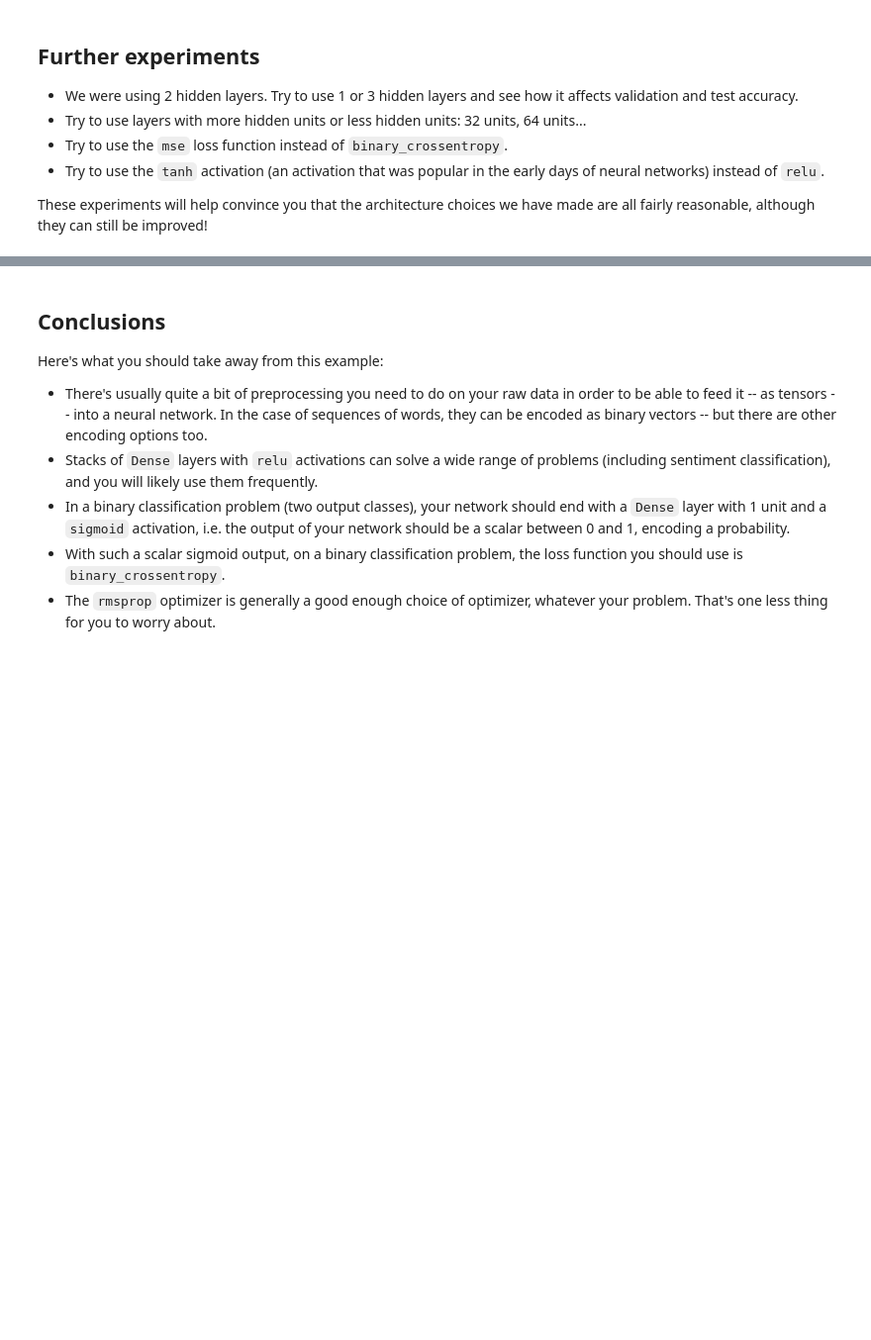
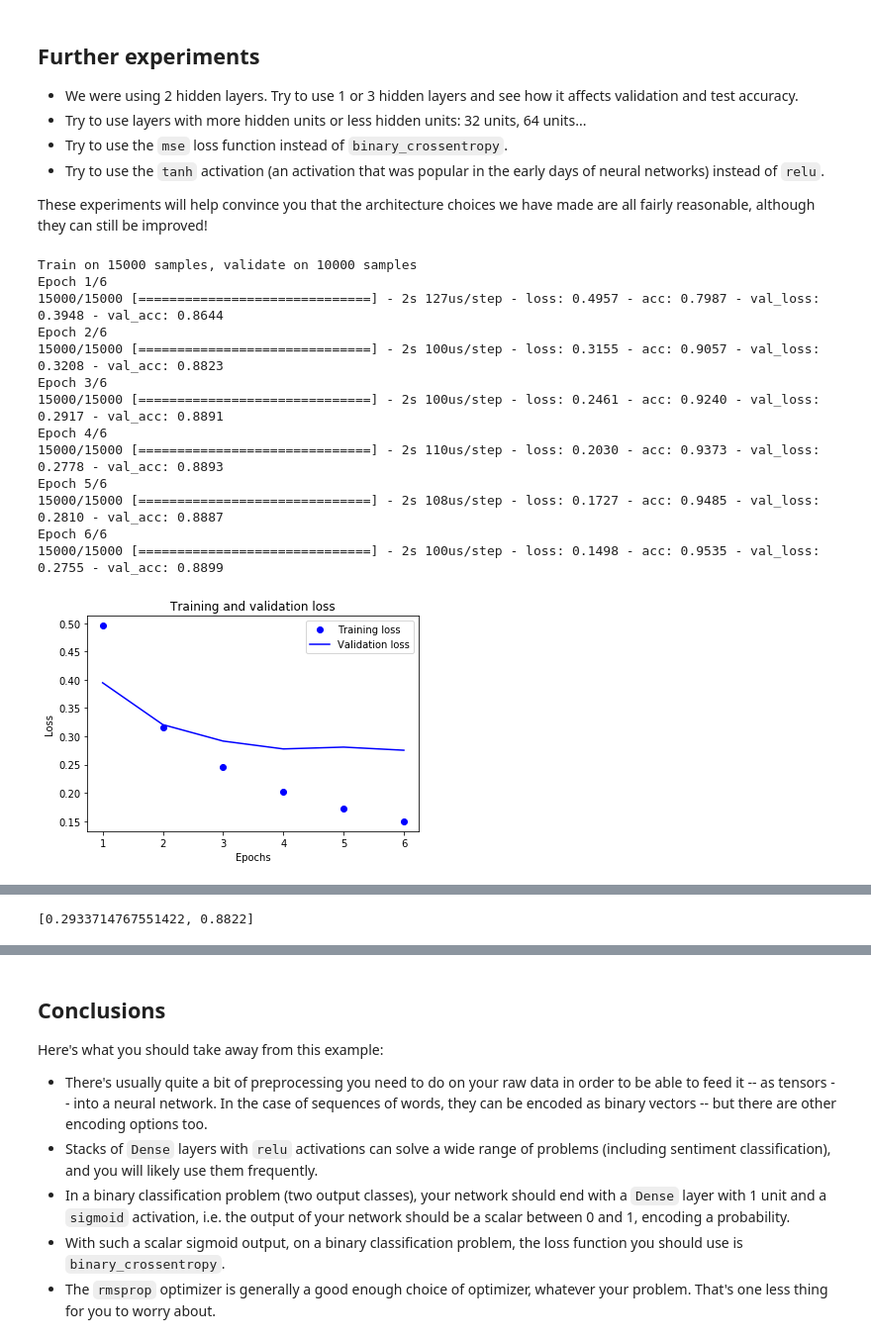
Before and after one commit to valeporti/imt, a Jupyter notebook: imt_dl/tp1/3.5-classifying-movie-reviews.ipynb, the cells around one changed output, grey strips where cells are left out. Shown: that part at 99% size. Cells and saved outputs as stored; diff of their text form; code cells hidden in the pictures; blank space fills up the shorter version.

Commit message:
understanding neuronal networs classifiers binomial and multible labels

```diff
--- a/imt_dl/tp1/3.5-classifying-movie-reviews.ipynb
+++ b/imt_dl/tp1/3.5-classifying-movie-reviews.ipynb
@@ -378,3 +443,55 @@ As you can see, the network is very confident for some samples (0.99 or more, or
 
 These experiments will help convince you that the architecture choices we have made are all fairly reasonable, although they can still be
 improved!
+# %%
+model = models.Sequential()
+model.add(layers.Dense(16, activation='relu', input_shape=(10000,)))
+model.add(layers.Dense(1, activation='sigmoid'))
+
+model.compile(optimizer='rmsprop',
+              loss='binary_crossentropy',
+              metrics=['accuracy'])
+
+history = model.fit(partial_x_train,
+                    partial_y_train,
+                    epochs=6,
+                    batch_size=512,
+                    validation_data=(x_val, y_val))
+
+history_dict = history.history
+
+acc = history.history['acc']
+val_acc = history.history['val_acc']
+loss = history.history['loss']
+val_loss = history.history['val_loss']
+
+epochs = range(1, len(acc) + 1)
+
+# "bo" is for "blue dot"
+plt.plot(epochs, loss, 'bo', label='Training loss')
+# b is for "solid blue line"
+plt.plot(epochs, val_loss, 'b', label='Validation loss')
+plt.title('Training and validation loss')
+plt.xlabel('Epochs')
+plt.ylabel('Loss')
+plt.legend()
+
+plt.show()
+
+results = model.evaluate(x_test, y_test)
+results
+# %% [output]
+Train on 15000 samples, validate on 10000 samples
+Epoch 1/6
+15000/15000 [==============================] - 2s 127us/step - loss: 0.4957 - acc: 0.7987 - val_loss: 0.3948 - val_acc: 0.8644
+Epoch 2/6
+15000/15000 [==============================] - 2s 100us/step - loss: 0.3155 - acc: 0.9057 - val_loss: 0.3208 - val_acc: 0.8823
+Epoch 3/6
+15000/15000 [==============================] - 2s 100us/step - loss: 0.2461 - acc: 0.9240 - val_loss: 0.2917 - val_acc: 0.8891
+Epoch 4/6
+15000/15000 [==============================] - 2s 110us/step - loss: 0.2030 - acc: 0.9373 - val_loss: 0.2778 - val_acc: 0.8893
+Epoch 5/6
+15000/15000 [==============================] - 2s 108us/step - loss: 0.1727 - acc: 0.9485 - val_loss: 0.2810 - val_acc: 0.8887
+Epoch 6/6
+15000/15000 [==============================] - 2s 100us/step - loss: 0.1498 - acc: 0.9535 - val_loss: 0.2755 - val_acc: 0.8899
+[figure, added]
@@ -380,0 +499 @@ improved!
+[0.2933714767551422, 0.8822]
```
Also changed, not shown: parts of 21 cells of this notebook, 19 other files.
